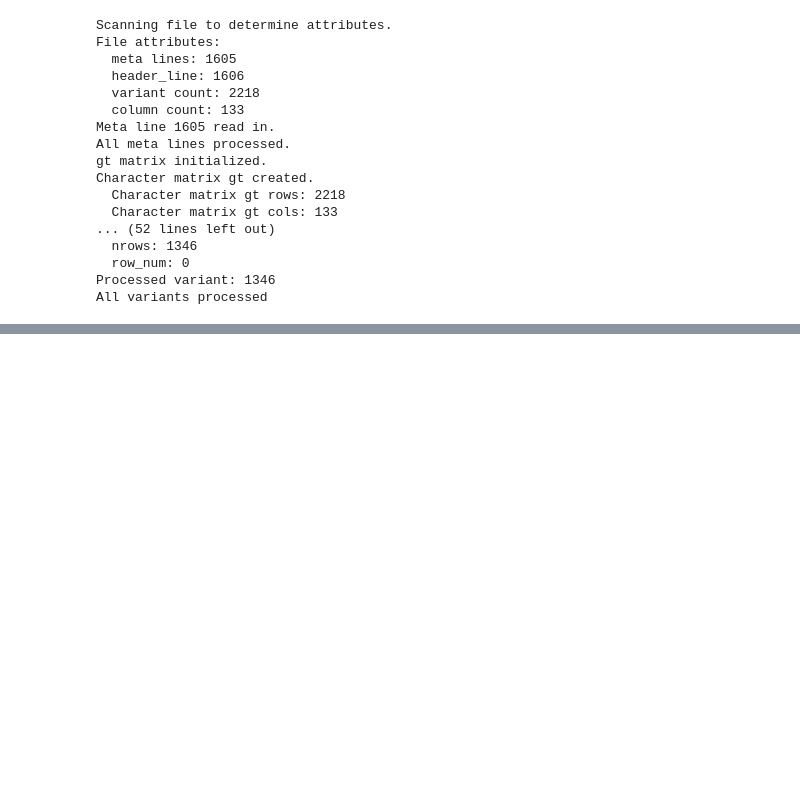
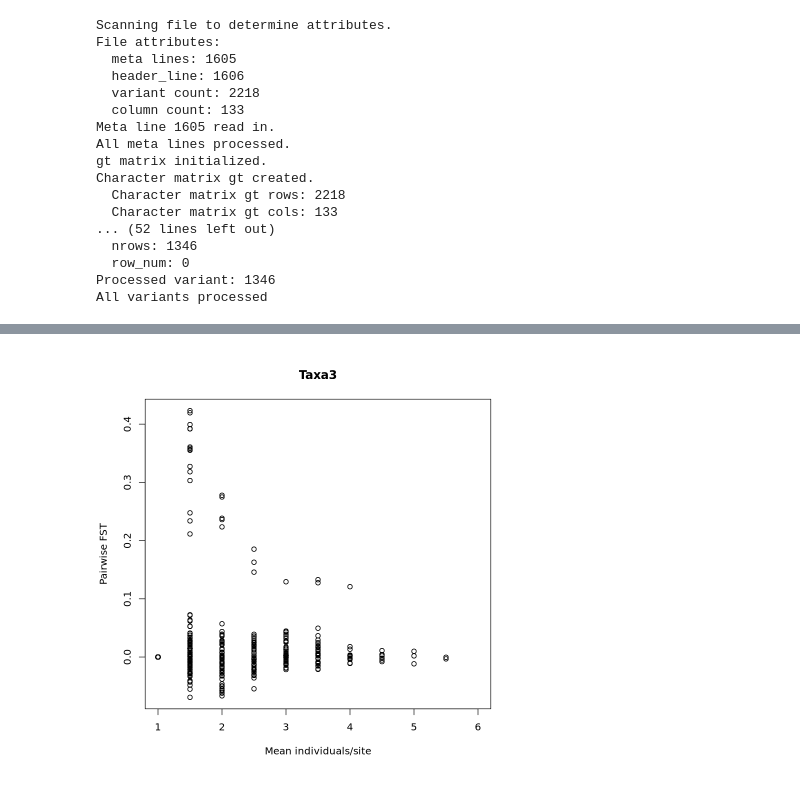
Before and after one commit to jaelynbos/Atenuis_Philippines, a Jupyter notebook: Atenuis_IsolationByDistance.ipynb, the cells around one changed output, grey strips where cells are left out. Saved outputs shown, nothing was run; the diff lists cells and outputs as text; code cells hidden in the pictures; blank space fills up the shorter version.

```diff
--- a/Atenuis_IsolationByDistance.ipynb
+++ b/Atenuis_IsolationByDistance.ipynb
@@ -102,0 +340,4 @@ pairwise.WCfst(hstat2)
+# %%
+plot(fst3_long$mean_counts,fst3_long$fst,main="Taxa3",xlab="Mean individuals/site",ylab="Pairwise FST")
+# %% [output]
+[figure, added]
```
Also changed, not shown: parts of 68 cells of this notebook, 1 other file.
